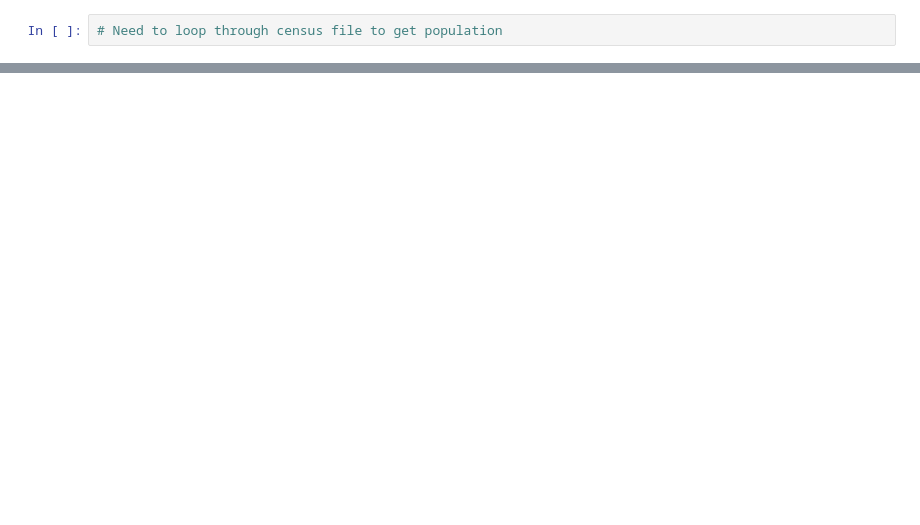
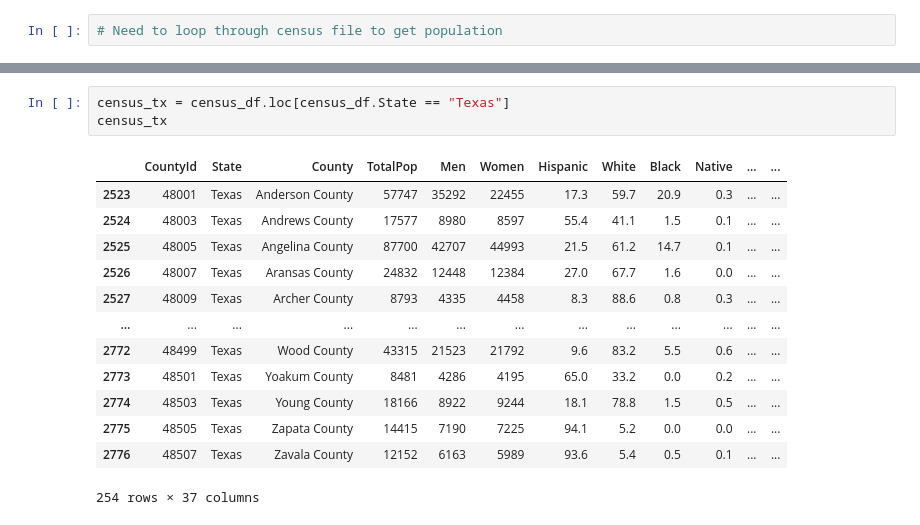
Before and after one commit to stevengreen320/Airbnb-EDA, a Jupyter notebook: Project 1 Extra.ipynb, the cells around one changed output, grey strips where cells are left out. Drawn from its saved outputs; the diff is of its cells as text; blank space fills up the shorter version.

```diff
--- a/Project 1 Extra.ipynb
+++ b/Project 1 Extra.ipynb
@@ -381,0 +422,17 @@ clean_df4
+# %%
+census_tx = census_df.loc[census_df.State == "Texas"]
+census_tx
+# %% [output]
+|  | CountyId | State | County | TotalPop | Men | Women | Hispanic | White | Black | Native | ... | ... |
+| 2523 | 48001 | Texas | Anderson County | 57747 | 35292 | 22455 | 17.3 | 59.7 | 20.9 | 0.3 | ... | ... |
+| 2524 | 48003 | Texas | Andrews County | 17577 | 8980 | 8597 | 55.4 | 41.1 | 1.5 | 0.1 | ... | ... |
+| 2525 | 48005 | Texas | Angelina County | 87700 | 42707 | 44993 | 21.5 | 61.2 | 14.7 | 0.1 | ... | ... |
+| 2526 | 48007 | Texas | Aransas County | 24832 | 12448 | 12384 | 27.0 | 67.7 | 1.6 | 0.0 | ... | ... |
+| 2527 | 48009 | Texas | Archer County | 8793 | 4335 | 4458 | 8.3 | 88.6 | 0.8 | 0.3 | ... | ... |
+| ... | ... | ... | ... | ... | ... | ... | ... | ... | ... | ... | ... | ... |
+| 2772 | 48499 | Texas | Wood County | 43315 | 21523 | 21792 | 9.6 | 83.2 | 5.5 | 0.6 | ... | ... |
+| 2773 | 48501 | Texas | Yoakum County | 8481 | 4286 | 4195 | 65.0 | 33.2 | 0.0 | 0.2 | ... | ... |
+| 2774 | 48503 | Texas | Young County | 18166 | 8922 | 9244 | 18.1 | 78.8 | 1.5 | 0.5 | ... | ... |
+| 2775 | 48505 | Texas | Zapata County | 14415 | 7190 | 7225 | 94.1 | 5.2 | 0.0 | 0.0 | ... | ... |
+| 2776 | 48507 | Texas | Zavala County | 12152 | 6163 | 5989 | 93.6 | 5.4 | 0.5 | 0.1 | ... | ... |
+254 rows × 37 columns
```
Also changed, not shown: parts of 13 cells of this notebook, 1 other file.
